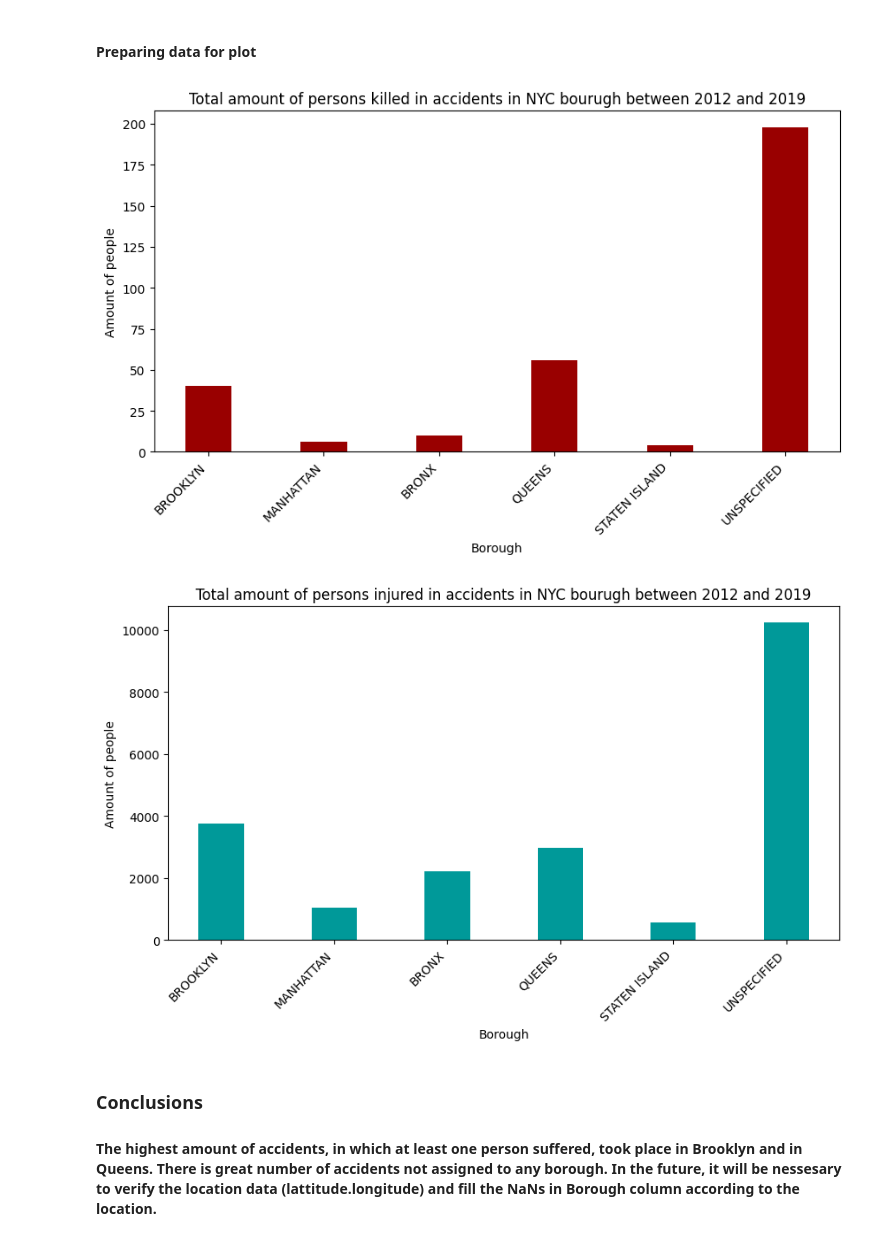
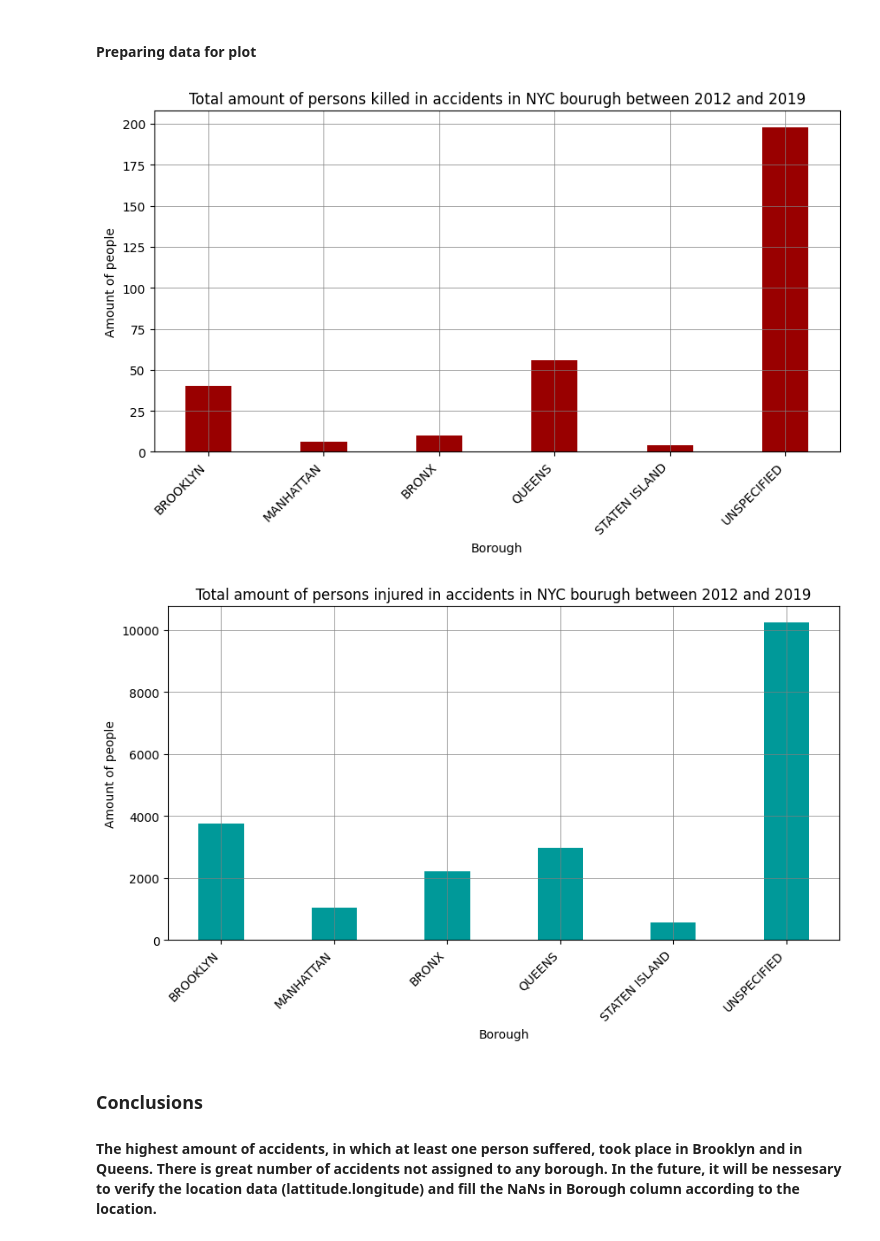
Before and after one commit to nataliamazurgolota/projekt_dyplomowy, a Jupyter notebook: 3_Consequences of unsafe speed.ipynb, the cells around one changed output. Drawn from its saved outputs; the diff is of its cells as text; code cells hidden in the pictures.

Commit message:
grid added into plots

```diff
--- a/3_Consequences of unsafe speed.ipynb
+++ b/3_Consequences of unsafe speed.ipynb
@@ -67,32 +67,34 @@ data_about_accidents_merged
 # %%
 x = data_about_accidents_merged["BOROUGH"]
 y = data_about_accidents_merged["TOTAL KILLED"]
 fig = plt.figure(figsize = (10, 5))
 
 plt.bar(x, y, color ='#990000', width = 0.4)
 
 plt.xlabel("Borough")
 plt.xticks(rotation=45, ha='right')
 plt.ylabel("Amount of people")
 plt.ticklabel_format(style='plain', axis="y")
+plt.grid(True, color = "grey", linewidth = "0.5", linestyle = "-")
 plt.title("Total amount of persons killed in accidents in NYC bourugh between 2012 and 2019")
 plt.show()
 
 x = data_about_accidents_merged["BOROUGH"]
 y = data_about_accidents_merged["TOTAL INJURED"]
 fig = plt.figure(figsize = (10, 5))
 
 plt.bar(x, y, color ='#009999', width = 0.4)
 
 plt.xlabel("Borough")
 plt.xticks(rotation=45, ha='right')
 plt.ylabel("Amount of people")
 plt.ticklabel_format(style='plain', axis="y")
+plt.grid(True, color = "grey", linewidth = "0.5", linestyle = "-")
 plt.title("Total amount of persons injured in accidents in NYC bourugh between 2012 and 2019")
 plt.show()
 # %% [output]
-[figure, old version]
+[figure, new version]
-[figure, old version]
+[figure, new version]
 # %% [markdown]
 ### Conclusions
 #### The highest amount of accidents, in which at least one person suffered, took place in Brooklyn and in Queens. There is great number of accidents not assigned to any borough. In the future, it will be nessesary to verify the location data (lattitude.longitude) and fill the NaNs in Borough column according to the location.
```
